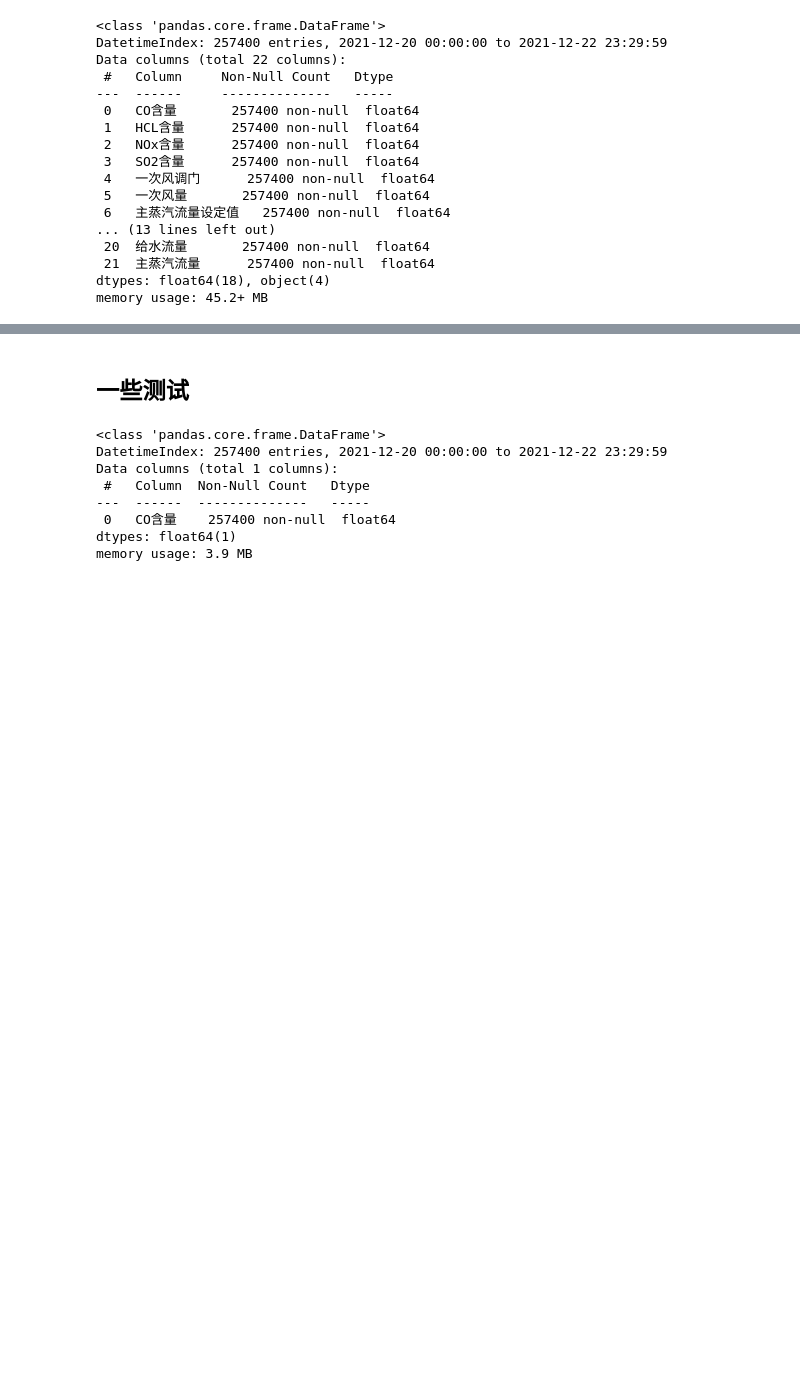
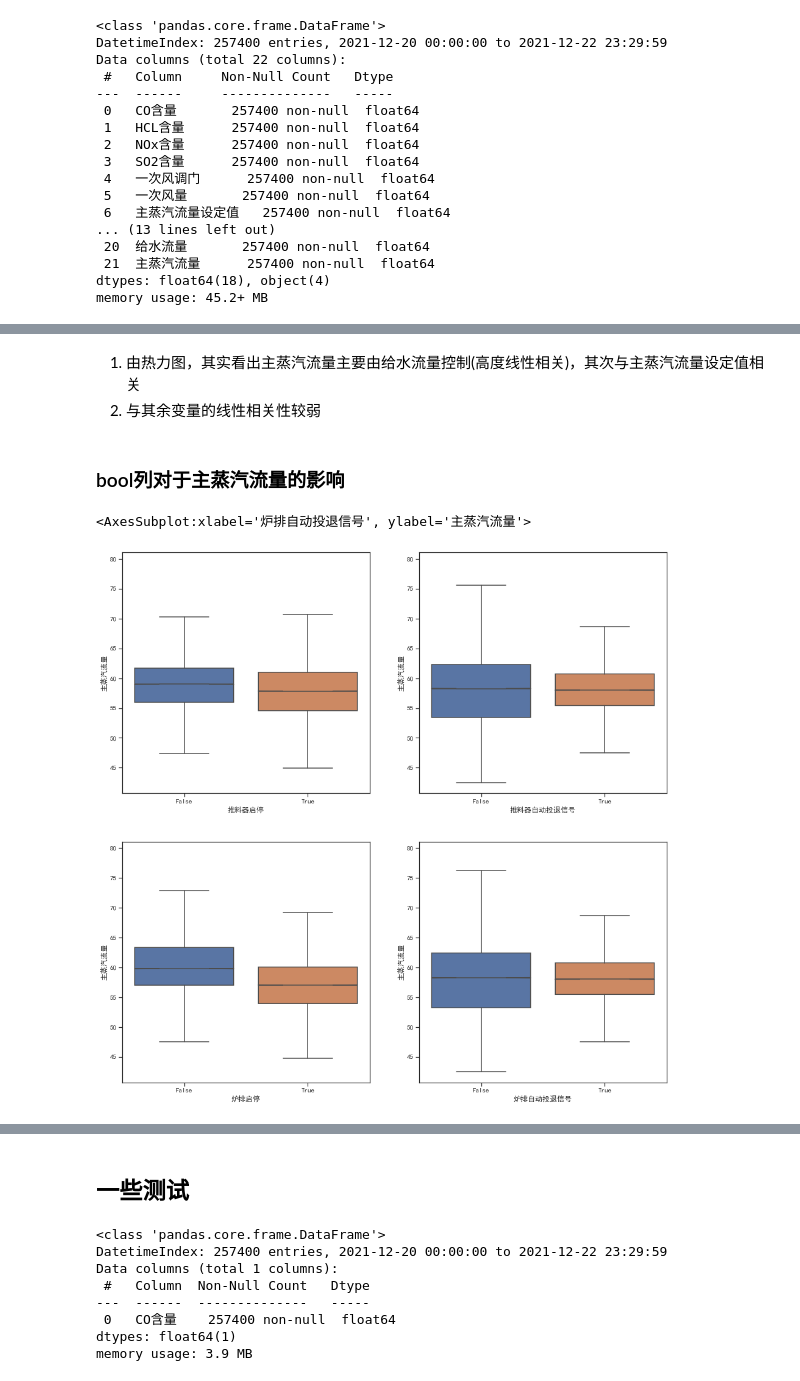
Before and after one commit to suye0620/GarbageCremation, a Jupyter notebook: dataprocess.ipynb, the cells around one changed output, grey strips where cells are left out. Cells and saved outputs as stored; diff of their text form; code cells hidden in the pictures; blank space fills up the shorter version.

```diff
--- a/dataprocess.ipynb
+++ b/dataprocess.ipynb
@@ -48,0 +72,3 @@ memory usage: 45.2+ MB
+# %%
+# 去除重复索引()
+df_trainSet = df_trainSet[~df_trainSet.index.duplicated()]
@@ -48,0 +83,10 @@ memory usage: 45.2+ MB
+# %%
+fig = plt.figure(figsize=(16,9))
+ax1 = fig.add_subplot(1,1,1)
+sns.set_theme(style="white")
+sns.set(context='notebook', style='ticks', font_scale=1.5,rc = {"font.weight":900,'font.sans-serif':['SimHei']})
+sns.lineplot(x=df_trainSet.index,y=df_trainSet["主蒸汽流量"], linewidth=1.5,ax=ax1)
+# ax1.set_ylim(0,0.08)
+# ax1.set_xlabel('Time steps')
+# ax1.set_ylabel('Absolute value of deviation')
+# ax1.set_title('BiLSTM-ERROR',rc )
@@ -48,0 +186,10 @@ memory usage: 45.2+ MB
+# %%
+fig = plt.figure(figsize=(16,16))
+ax1 = fig.add_subplot(1,1,1)
+columns = df_trainSet.columns[df_trainSet.dtypes == "float64"]
+corr_trainSet = df_trainSet[columns].corr().round(3)
+sns.set_theme(style="white")
+sns.set(context='notebook', style='ticks', rc = {"font.weight":200,'font.sans-serif':['SimHei'],'axes.unicode_minus' : False})
+sns.heatmap(corr_trainSet,annot=True,cmap='RdYlGn', ax=ax1, fmt=".2g")
+ax1.set_xticklabels(ax1.get_xticklabels(),rotation = 30)
+ax1.set_yticklabels(ax1.get_yticklabels(),rotation = 30)
@@ -48,0 +216,21 @@ memory usage: 45.2+ MB
+# %% [markdown]
+1. 由热力图，其实看出主蒸汽流量主要由给水流量控制(高度线性相关)，其次与主蒸汽流量设定值相关
+2. 与其余变量的线性相关性较弱
+# %% [markdown]
+### bool列对于主蒸汽流量的影响
+# %%
+# '推料器启停', '推料器自动投退信号', '炉排启停', '炉排自动投退信号'
+fig = plt.figure(figsize=(16,16))
+ax1 = fig.add_subplot(2,2,1)
+ax2 = fig.add_subplot(2,2,2)
+ax3 = fig.add_subplot(2,2,3)
+ax4 = fig.add_subplot(2,2,4)
+sns.set_theme(style="white")
+sns.set(context='notebook', style='ticks', rc = {"font.weight":200,'font.sans-serif':['SimHei'],'axes.unicode_minus' : False})
+sns.boxplot(x='推料器启停', y='主蒸汽流量', notch=True, data=df_trainSet, fliersize=0,ax=ax1)
+sns.boxplot(x='推料器自动投退信号', y='主蒸汽流量', data=df_trainSet, fliersize=0,ax=ax2,notch=True)
+sns.boxplot(x='炉排启停', y='主蒸汽流量', data=df_trainSet, fliersize=0,ax=ax3,notch=True)
+sns.boxplot(x='炉排自动投退信号', y='主蒸汽流量', data=df_trainSet, fliersize=0,ax=ax4,notch=True)
+# %% [output]
+<AxesSubplot:xlabel='炉排自动投退信号', ylabel='主蒸汽流量'>
+[figure, added]
```
Also changed, not shown: parts of 21 cells of this notebook.
